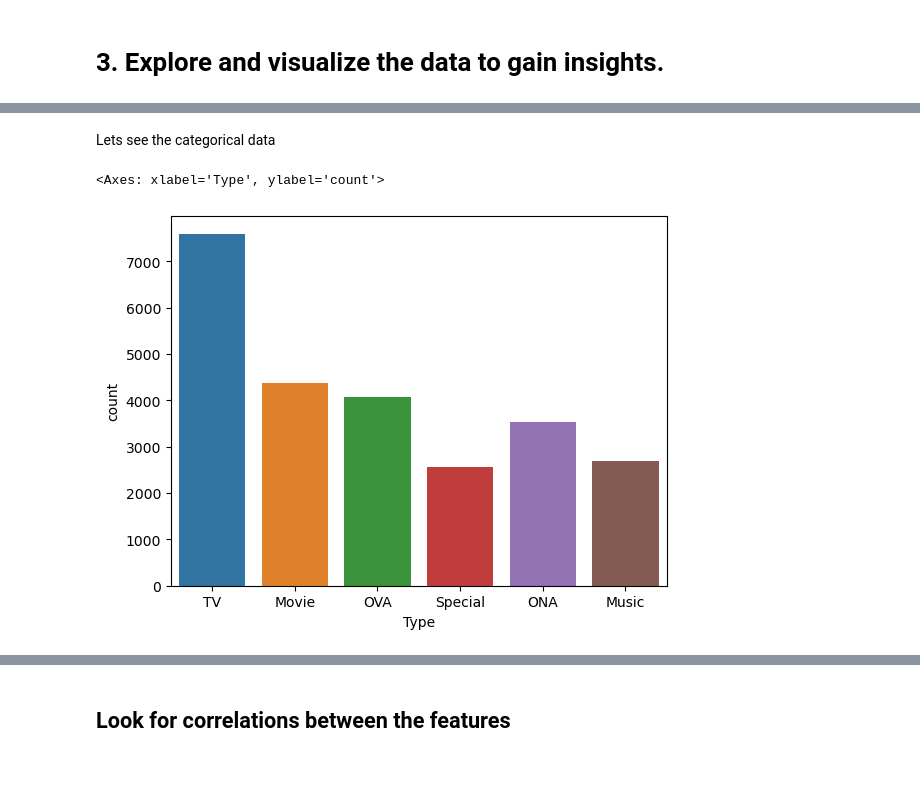
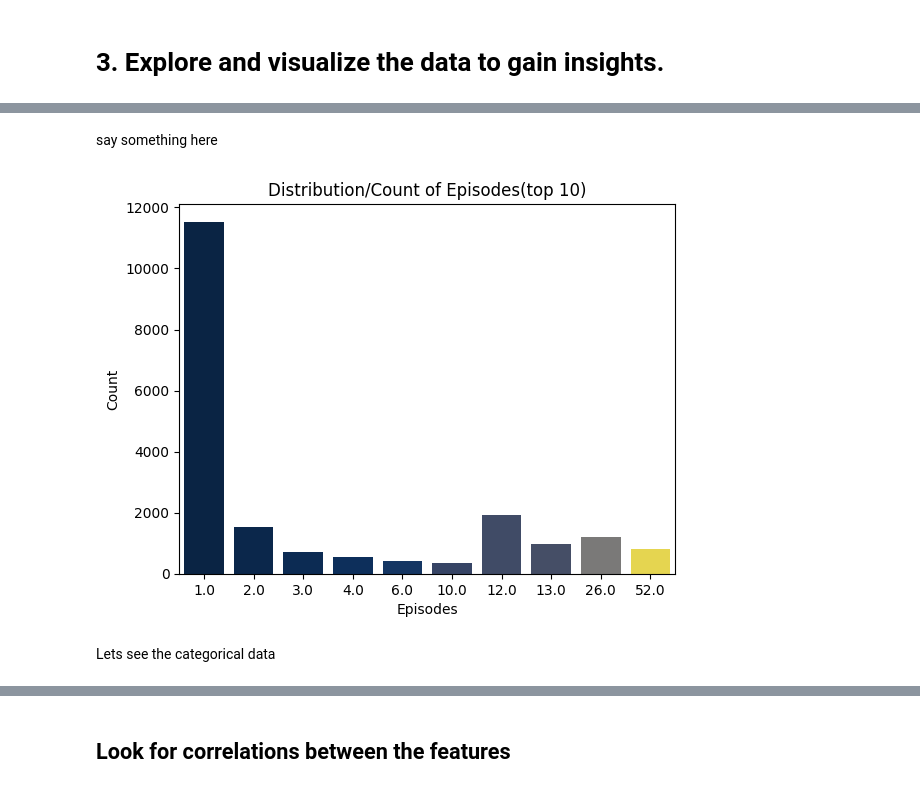
Before and after one commit to Threegoldsqwq/Machine_Learning_Anime_Recommendation, a Jupyter notebook: Animes_Analysis.ipynb, the cells around one changed output, grey strips where cells are left out. Saved outputs shown, nothing was run; the diff lists cells and outputs as text; code cells hidden in the pictures.

```diff
--- a/Animes_Analysis.ipynb
+++ b/Animes_Analysis.ipynb
@@ -325,7 +303,15 @@ sns.histplot(animes['Score'])
+# %% [markdown]
+say something here
+# %%
+# get the most frequent episodes number
+episodes_count = animes['Episodes'].value_counts().head(10)
+
+# use this to get a bar plot
+sns.barplot(x = episodes_count.index, y = episodes_count.values, palette="cividis", hue = episodes_count.index, legend = False)
+plt.ylabel("Count")
+plt.title("Distribution/Count of Episodes(top 10)")
+plt.show()
+# %% [output]
+[figure, added]
 # %% [markdown]
 Lets see the categorical data
-# %%
-sns.countplot(data = animes, x = "Type")
-# %% [output]
-<Axes: xlabel='Type', ylabel='count'>
-[figure, removed]
```
Also changed, not shown: parts of 22 cells of this notebook.
